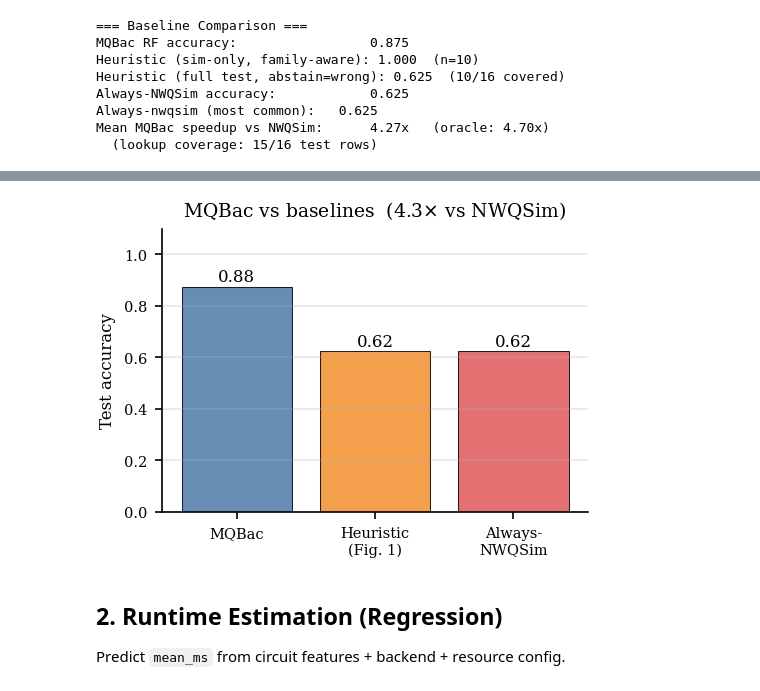
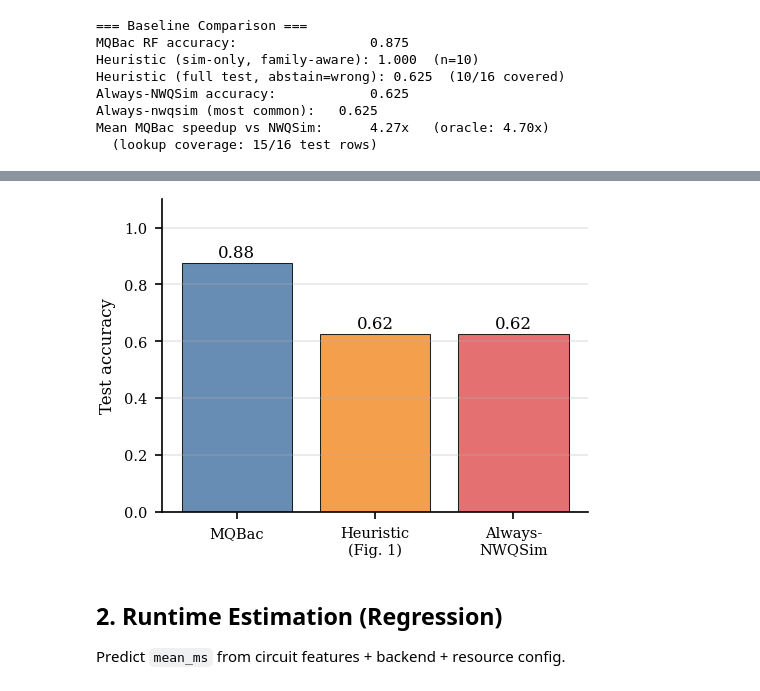
Before and after one commit to srikarchundury/MQBac, a Jupyter notebook: 2_model.ipynb, the cells around one changed output, grey strips where cells are left out. Drawn from its saved outputs; the diff is of its cells as text; code cells hidden in the pictures.

```diff
--- a/2_model.ipynb
+++ b/2_model.ipynb
@@ -284,33 +285,32 @@ plt.show()
 # %%
 # Baseline comparison: MQBac vs Heuristic (Fig. 1, full-test, abstain=wrong)
 # vs Always-NWQSim. `most_common` is dropped when it equals NWQSim to avoid
 # duplicate bars.
 methods = ["MQBac", "Heuristic\n(Fig.\u00a01)", "Always-\nNWQSim"]
 accs    = [acc, bl_heur, bl_nwqsim]
 bar_colors = [C[0], C[1], C[2]]
 if most_common != "nwqsim":
     methods.append(f"Always-\n{most_common}")
     accs.append(bl_always)
     bar_colors.append(C[3])
 
 fig, ax = plt.subplots(figsize=(COL1_W, COL1_W * 0.75))
 bars = ax.bar(methods, accs, color=bar_colors, edgecolor="black",
               linewidth=0.5, alpha=0.85)
 for bar, v in zip(bars, accs):
     if isinstance(v, float) and (v != v):
         continue
     ax.text(bar.get_x() + bar.get_width() / 2,
             v + 0.02 if v > 0.02 else 0.04,
             f"{v:.2f}", ha="center")
 ax.set_ylim(0, 1.1)
 ax.set_ylabel("Test accuracy")
-ax.set_title(f"MQBac vs baselines  ({speedup_vs_nwqsim:.1f}$\\times$ vs NWQSim)")
 ax.grid(True, axis="y", alpha=0.3)
 plt.tight_layout()
 fig.savefig(IMG / "mqbac_baseline_comparison.pdf")
 plt.show()
 # %% [output]
-[figure, old version]
+[figure, new version]
 # %% [markdown]
 ## 2. Runtime Estimation (Regression)
 
```
Also changed, not shown: parts of 6 cells of this notebook, 12 other files.
